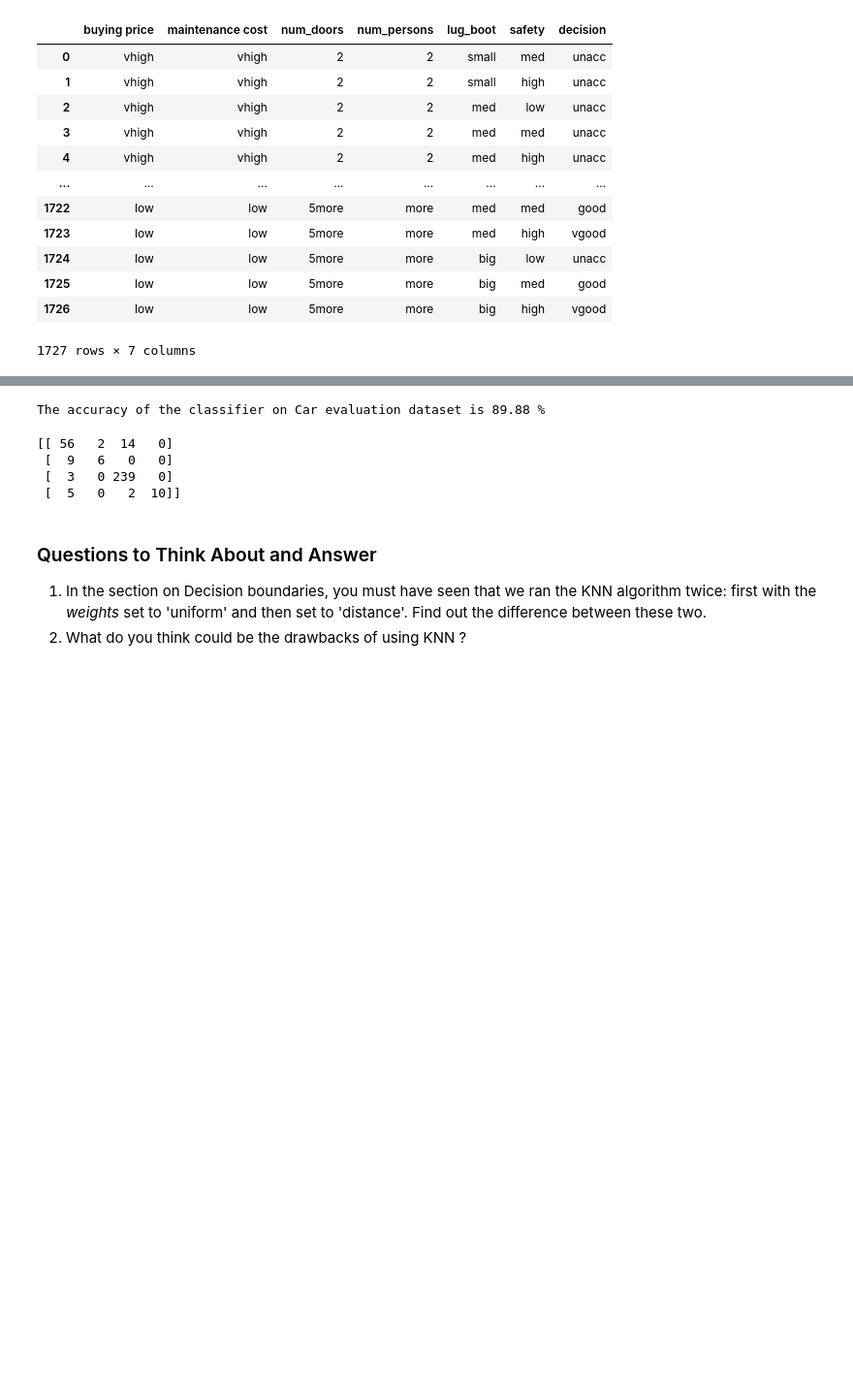
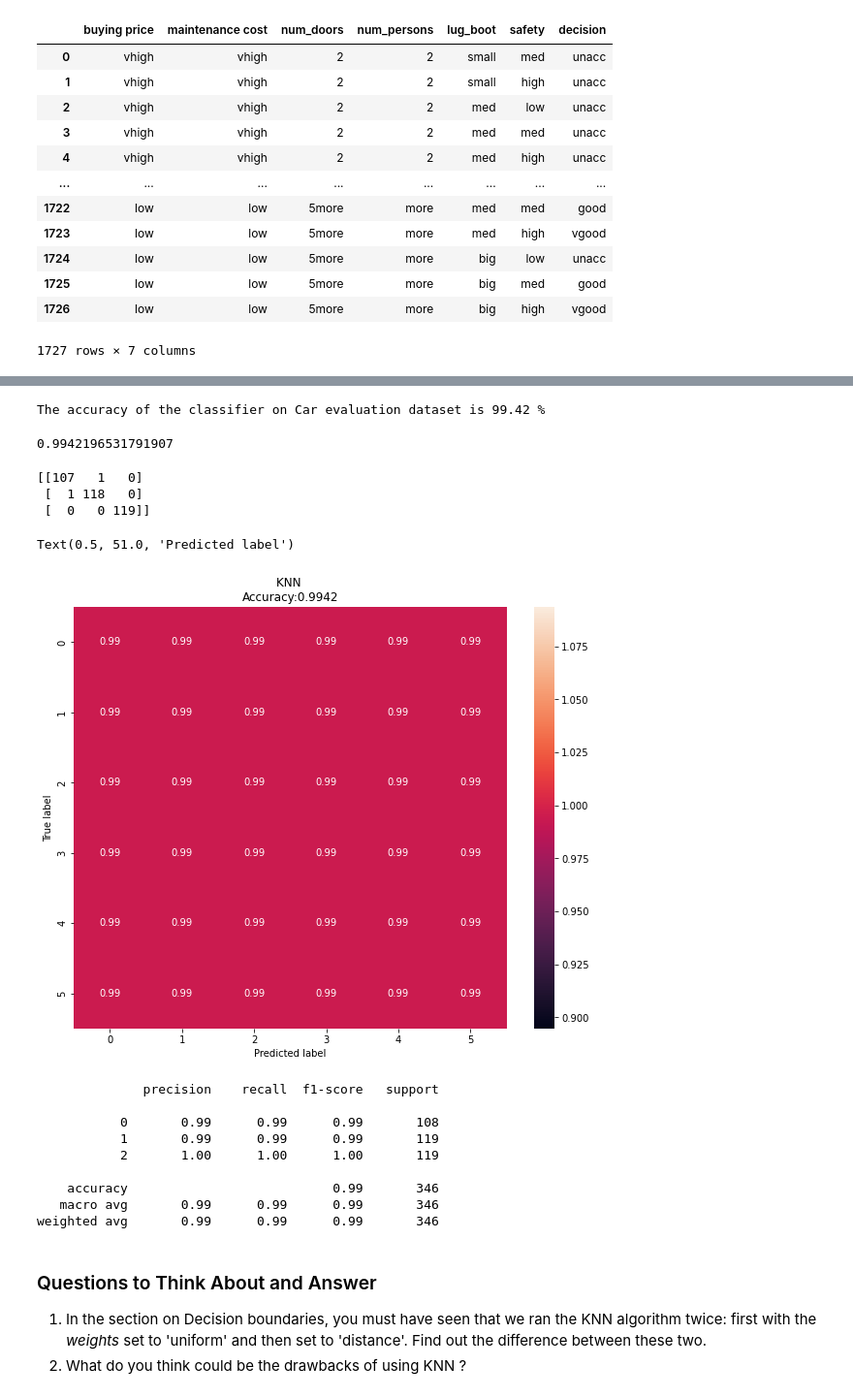
Before and after one commit to santhosh201cali/fmml2021, a Jupyter notebook: FMML_CLF1_Lab2.ipynb, the cells around one changed output, grey strips where cells are left out. Shown: that part at 97% size. Cells and saved outputs as stored; diff of their text form; code cells hidden in the pictures; blank space fills up the shorter version.

```diff
--- a/FMML_CLF1_Lab2.ipynb
+++ b/FMML_CLF1_Lab2.ipynb
@@ -363,6 +366,14 @@ decision_boundary_plot(x_pts,y_pts,7)
 ## by only considering two attributes of the dataset. You must be already familiar with PCA.
 ## Apply PCA on the dataset above to reduce it to two dimensions.
 ## Plot the Voronoi diagram and Decision boundaries after that.
+df.isnull().sum()/len(df)*100
+a = df.isnull().sum()/len(df)*100
+# saving column names in a variable
+variables = df.columns
+variable = [ ]
+for i in range(0,5):
+  if a[i]<=20:
+    variable.append(variables[i])
 # %% [markdown]
 ## Confusion Matrix
 In classification problems, a confusion matrix, also known as an error matrix, is a table that allows visualization of the performance of an algorithm, typically a supervised learning one. Each row of the matrix represents the instances in an actual class while each column represents the instances in a predicted class.
@@ -487,7 +503,7 @@ car_df
 # %%
 dataset = car_df.values
 X = dataset[:,0:6]
-y = np.array(dataset[:,6])
+y = np.array(dataset[:,4])
 X_train, X_test, y_train, y_test = train_test_split(X, y, test_size=0.2, random_state=19)
 # %%
 knn = KNeighborsClassifier(n_neighbors=5)
@@ -496,13 +512,38 @@ predictions = knn.predict(X_test)
 score = accuracy_score(y_test, predictions)
 print("The accuracy of the classifier on Car evaluation dataset is {:.2f} %".format(100*score))
 # %% [output]
-The accuracy of the classifier on Car evaluation dataset is 89.88 %
+The accuracy of the classifier on Car evaluation dataset is 99.42 %
+# %%
+score
+# %% [output]
+0.9942196531791907
+# %%
+## TASK-3
+## Plot a Confusion Matrix for the results of the Car evaluation dataset
+print(confusion_matrix(y_test,predictions))
+car_df = pd.DataFrame(score, index = [i for i in range(0,6)], columns = [i for i in range(0,6)])
+plt.figure(figsize=(10,8))
+sns.heatmap(car_df,annot=True)
+plt.title('KNN \nAccuracy:{0:.4f}'.format(accuracy_score(y_test,predictions)))
+plt.ylabel('True label')
+plt.xlabel('Predicted label')
+# %% [output]
+[[107   1   0]
+ [  1 118   0]
+ [  0   0 119]]
+Text(0.5, 51.0, 'Predicted label')
+[figure, added]
 # %%
-## TASK-3
-## Plot a Confusion Matrix for the results of the Car evaluation dataset
-print(confusion_matrix(y_test,predictions))
+## TASK-4
+# Print a Classification Report for the results of the Car evaluation dataset
+print(classification_report(y_test, predictions))
 # %% [output]
-[[ 56   2  14   0]
- [  9   6   0   0]
- [  3   0 239   0]
- [  5   0   2  10]]
+              precision    recall  f1-score   support
+
+           0       0.99      0.99      0.99       108
+           1       0.99      0.99      0.99       119
+           2       1.00      1.00      1.00       119
+
+    accuracy                           0.99       346
+   macro avg       0.99      0.99      0.99       346
+weighted avg       0.99      0.99      0.99       346
```
Also changed, not shown: parts of 7 cells of this notebook.
